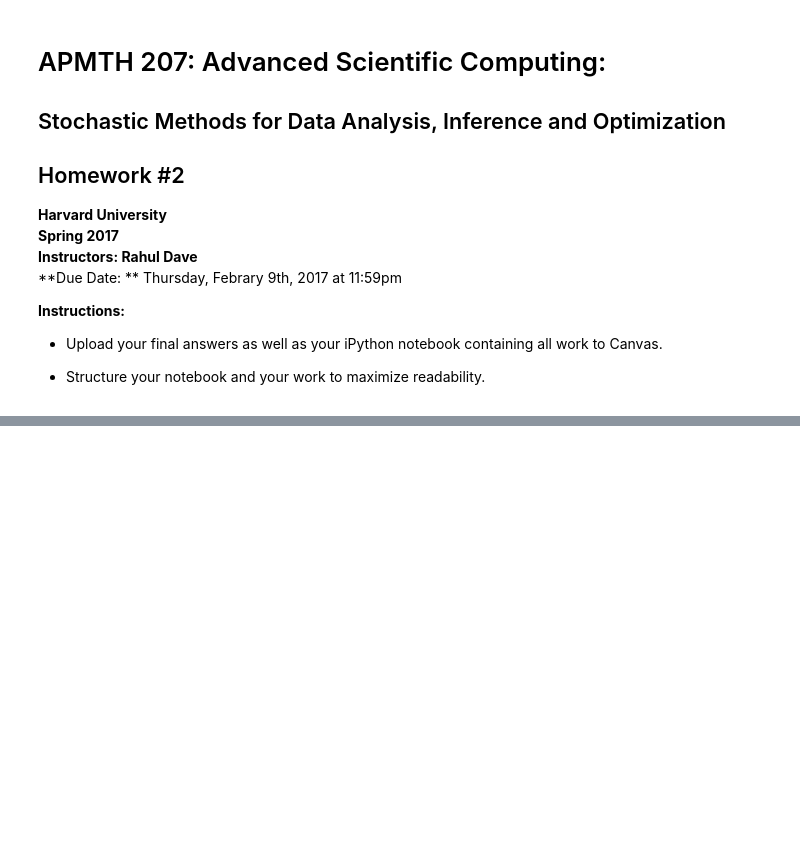
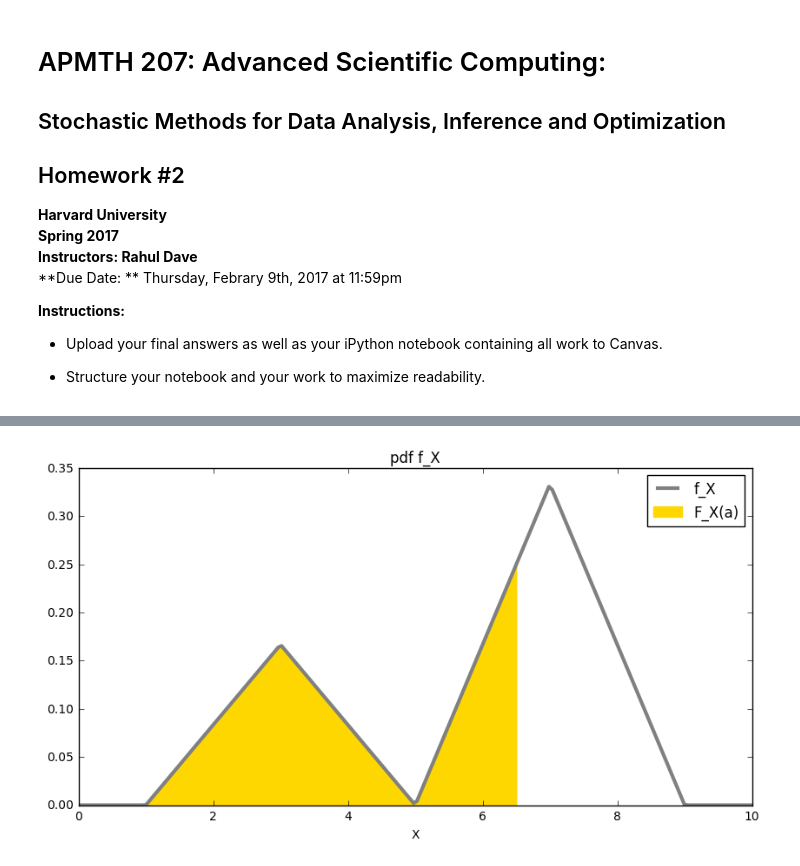
Before and after one commit to chengyeliu/2017HWs, a Jupyter notebook: HW2/AM207_HW2_Solutions.ipynb, the cells around one changed output, grey strips where cells are left out. Cells and saved outputs as stored; diff of their text form; code cells hidden in the pictures; blank space fills up the shorter version.

```diff
--- a/HW2/AM207_HW2_Solutions.ipynb
+++ b/HW2/AM207_HW2_Solutions.ipynb
@@ -69,0 +165,12 @@ $$
+# %%
+fig, ax = plt.subplots(1, 1, figsize=(10, 5))
+x = np.linspace(0, 10, 200)
+ax.plot(x, map(f_X, x), color='gray', linewidth=3, label='f_X')
+x = np.linspace(1, 6.5, 200)
+ax.fill_between(x, map(f_X, x), color='gold', label='F_X(a)')
+ax.set_xlabel('X')
+ax.set_title('pdf f_X')
+ax.legend(loc='best')
+plt.show()
+# %% [output]
+[figure, added]
```
Also changed, not shown: parts of 28 cells of this notebook.
